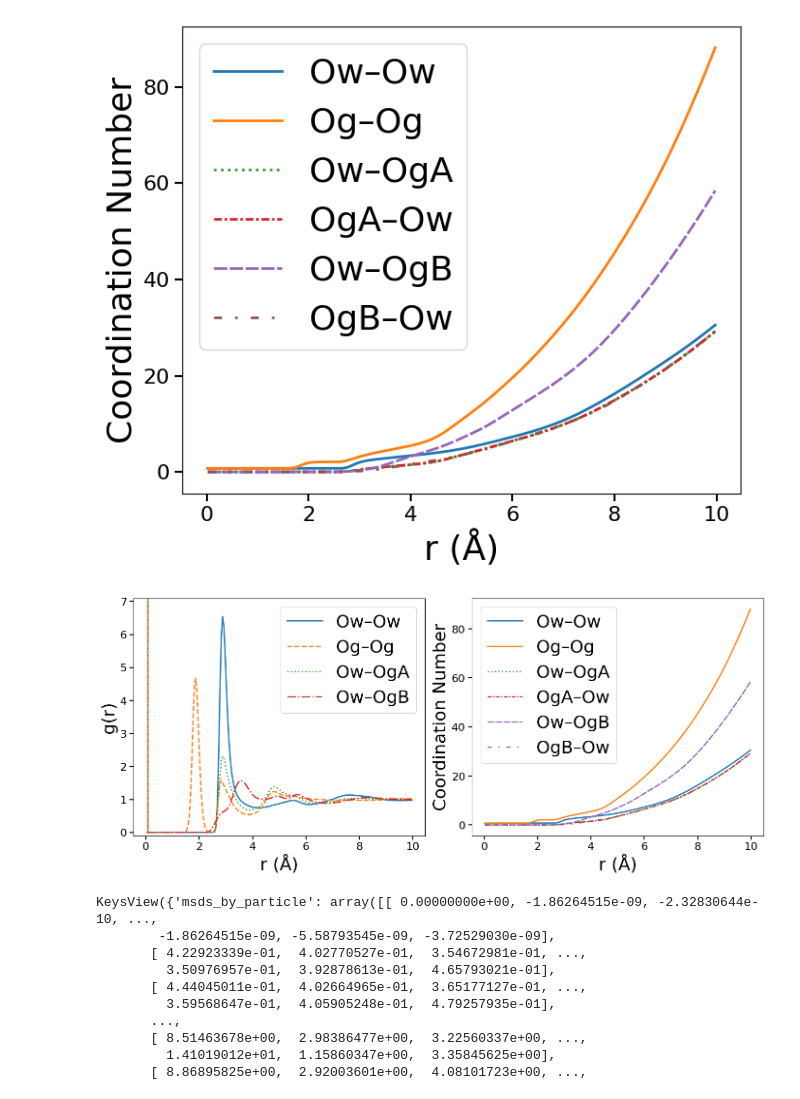
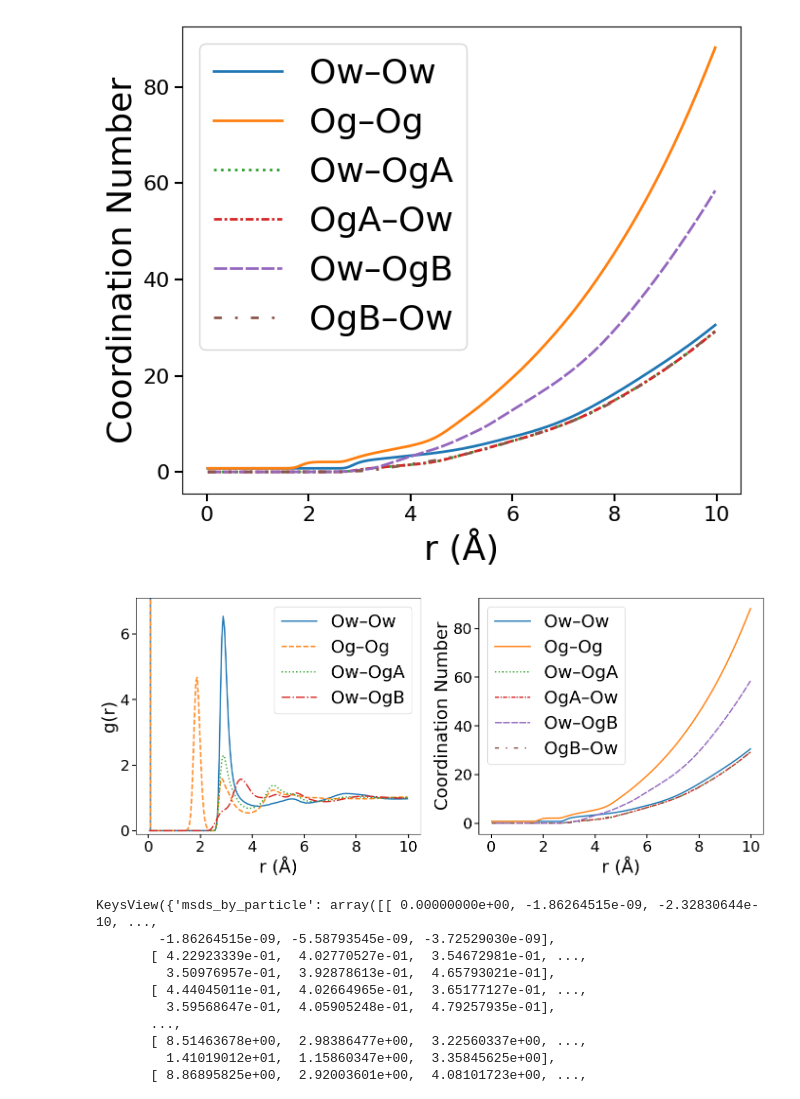
Before and after one commit to uwgsgordon4/1-1-Supercooled-Water-Glycerol-System-UWG, a Jupyter notebook: Analysis/lammps_analysis_2ns.ipynb, the cells around one changed output. Cells and saved outputs as stored; diff of their text form; code cells hidden in the pictures.

```diff
--- a/Analysis/lammps_analysis_2ns.ipynb
+++ b/Analysis/lammps_analysis_2ns.ipynb
@@ -485,7 +485,7 @@ ax.plot(rdf_OwOgB.results.bins, rdf_OwOgB.results.rdf,
 ax.set_xlabel("r (Å)", fontsize=26)
 ax.set_ylabel("g(r)", fontsize=26)
 
-ax.tick_params(axis="both", labelsize=16, length=6, width=1.5)
+ax.tick_params(axis="both", labelsize=22, length=6, width=1.5)
 ax.set_ylim(-0.1, 7.1)
 
 ax.legend(fontsize=26)
@@ -494,35 +494,35 @@ ax.legend(fontsize=26)
 
 # Coordination curves (right panel)
 ax = axes[1]
 
 # water / glycerol networks
 ax.plot(r_owow, cn_curve_OwOw, label="Ow–Ow", linewidth=2)
 ax.plot(r_ogog, cn_curve_OgOg, label="Og–Og", linewidth=2)
 
 # total cross interactions
 #ax.plot(r_owog, cn_curve_OwOg, label="Ow–Og", linestyle="--", linewidth=2)
 #ax.plot(r_owog, cn_curve_OgOw, label="Og–Ow", linestyle="-.", linewidth=2)
 
 # central glycerol oxygen
 ax.plot(r_owoga, cn_curve_OwOgA, label="Ow–OgA", linestyle=":", linewidth=2)
 ax.plot(r_owoga, cn_curve_OgAOw, label="OgA–Ow", linestyle=(0,(3,1,1,1)), linewidth=2)
 
 # terminal glycerol oxygens
 ax.plot(r_owogb, cn_curve_OwOgB, label="Ow–OgB", linestyle=(0,(5,1)), linewidth=2)
 ax.plot(r_owogb, cn_curve_OgBOw, label="OgB–Ow", linestyle=(0,(3,5,1,5)), linewidth=2)
 
 ax.set_xlabel("r (Å)", fontsize=26)
 ax.set_ylabel("Coordination Number", fontsize=26)
 
-ax.tick_params(axis="both", labelsize=16, length=6, width=1.5)
+ax.tick_params(axis="both", labelsize=22, length=6, width=1.5)
 
 ax.legend(fontsize=26)
 
 plt.tight_layout()
 plt.savefig("figures/2ns/rdf_coordination_combined.png")
 plt.show()
 # %% [output]
-[figure, old version]
+[figure, new version]
 # %%
 water_com = np.array([res.atoms.center_of_mass() for res in water_residues])
 glycerol_com = np.array([res.atoms.center_of_mass() for res in glycerol_residues])
```
Also changed, not shown: 9 other files.
